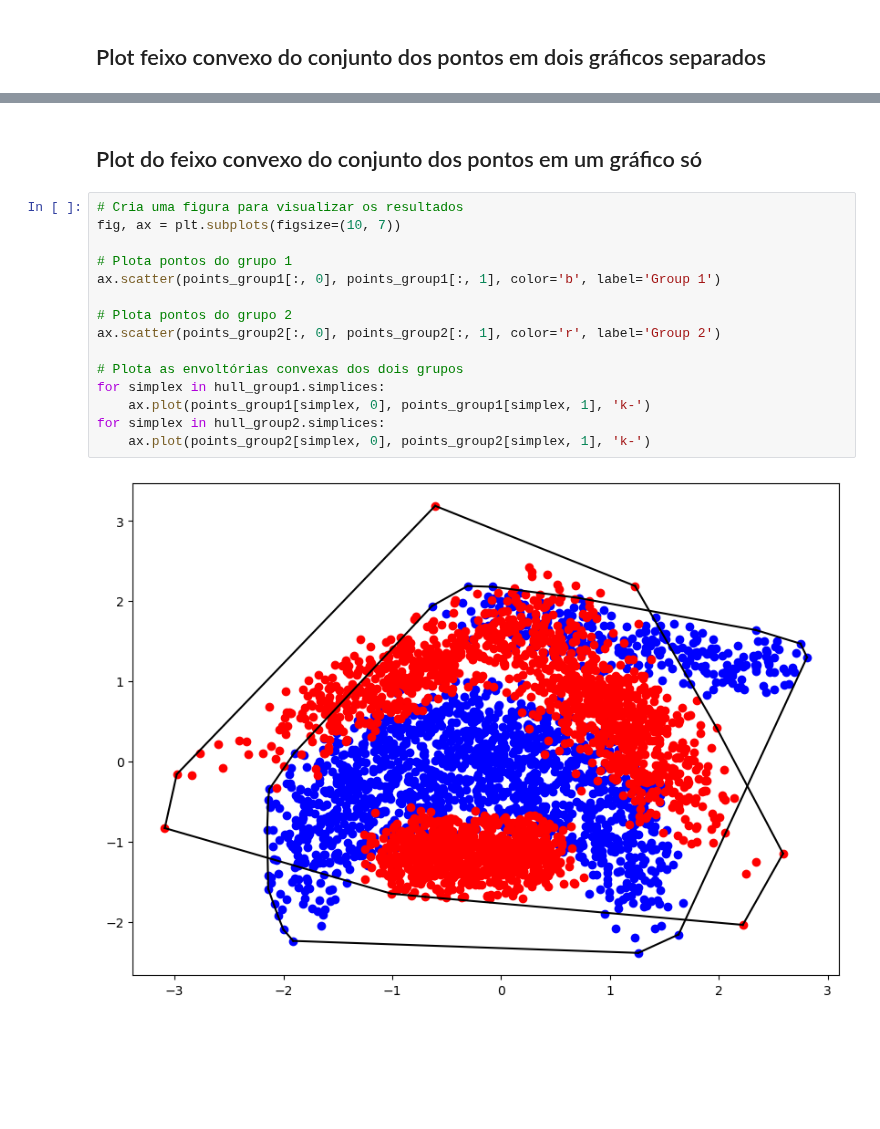
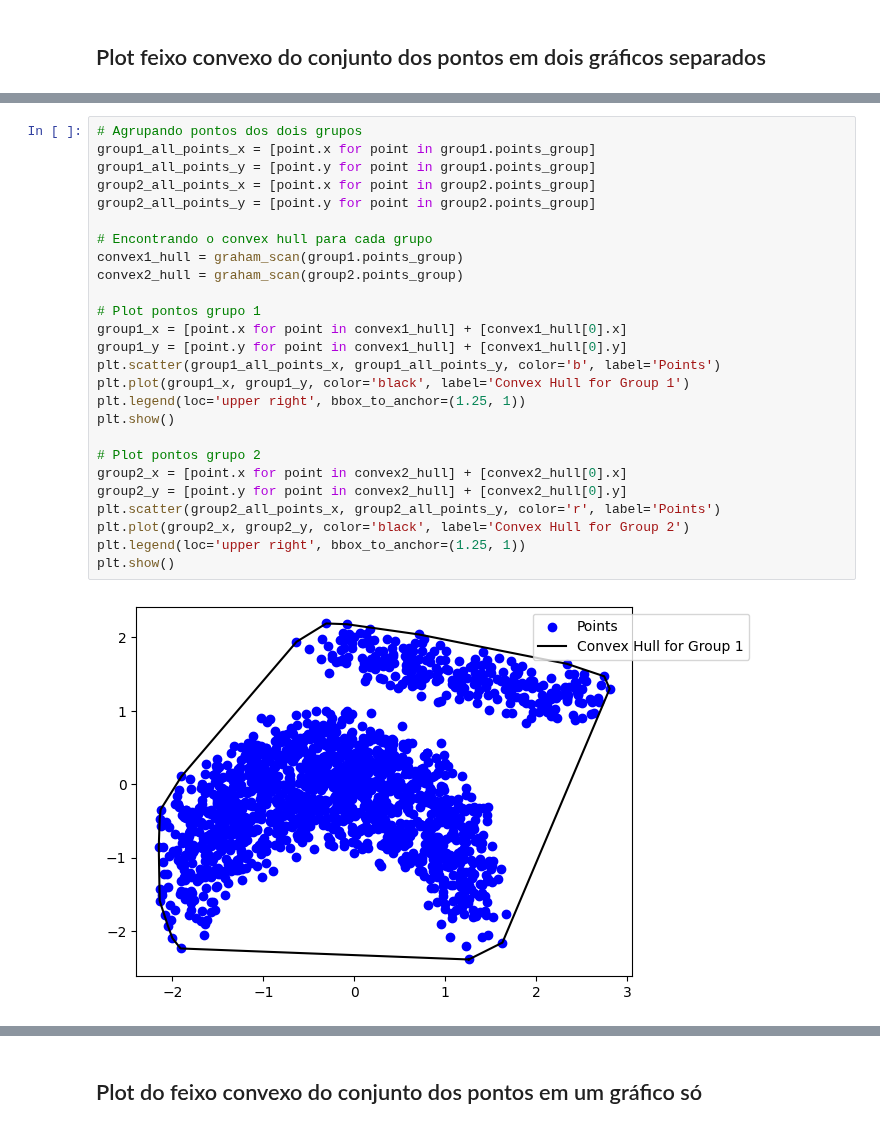
Before and after one commit to LeoOMaia/ALG-2, a Jupyter notebook: trabson.ipynb, the cells around one changed output, grey strips where cells are left out. Cells and saved outputs as stored; diff of their text form; blank space fills up the shorter version.

```diff
--- a/trabson.ipynb
+++ b/trabson.ipynb
@@ -98,0 +106,28 @@ plt.show()
+# %%
+# Agrupando pontos dos dois grupos
+group1_all_points_x = [point.x for point in group1.points_group]
+group1_all_points_y = [point.y for point in group1.points_group]
+group2_all_points_x = [point.x for point in group2.points_group]
+group2_all_points_y = [point.y for point in group2.points_group]
+
+# Encontrando o convex hull para cada grupo
+convex1_hull = graham_scan(group1.points_group)
+convex2_hull = graham_scan(group2.points_group)
+
+# Plot pontos grupo 1
+group1_x = [point.x for point in convex1_hull] + [convex1_hull[0].x]
+group1_y = [point.y for point in convex1_hull] + [convex1_hull[0].y]
+plt.scatter(group1_all_points_x, group1_all_points_y, color='b', label='Points')
+plt.plot(group1_x, group1_y, color='black', label='Convex Hull for Group 1')
+plt.legend(loc='upper right', bbox_to_anchor=(1.25, 1))
+plt.show()
+
+# Plot pontos grupo 2
+group2_x = [point.x for point in convex2_hull] + [convex2_hull[0].x]
+group2_y = [point.y for point in convex2_hull] + [convex2_hull[0].y]
+plt.scatter(group2_all_points_x, group2_all_points_y, color='r', label='Points')
+plt.plot(group2_x, group2_y, color='black', label='Convex Hull for Group 2')
+plt.legend(loc='upper right', bbox_to_anchor=(1.25, 1))
+plt.show()
+# %% [output]
+[figure, added]
@@ -99,19 +135,2 @@ plt.show()
 # %% [markdown]
 ## Plot do feixo convexo do conjunto dos pontos em um gráfico só
-# %%
-# Cria uma figura para visualizar os resultados
-fig, ax = plt.subplots(figsize=(10, 7))
-
-# Plota pontos do grupo 1
-ax.scatter(points_group1[:, 0], points_group1[:, 1], color='b', label='Group 1')
-
-# Plota pontos do grupo 2
-ax.scatter(points_group2[:, 0], points_group2[:, 1], color='r', label='Group 2')
-
-# Plota as envoltórias convexas dos dois grupos
-for simplex in hull_group1.simplices:
-    ax.plot(points_group1[simplex, 0], points_group1[simplex, 1], 'k-')
-for simplex in hull_group2.simplices:
-    ax.plot(points_group2[simplex, 0], points_group2[simplex, 1], 'k-')
-# %% [output]
-[figure, removed]
```
Also changed, not shown: parts of 11 cells of this notebook.
